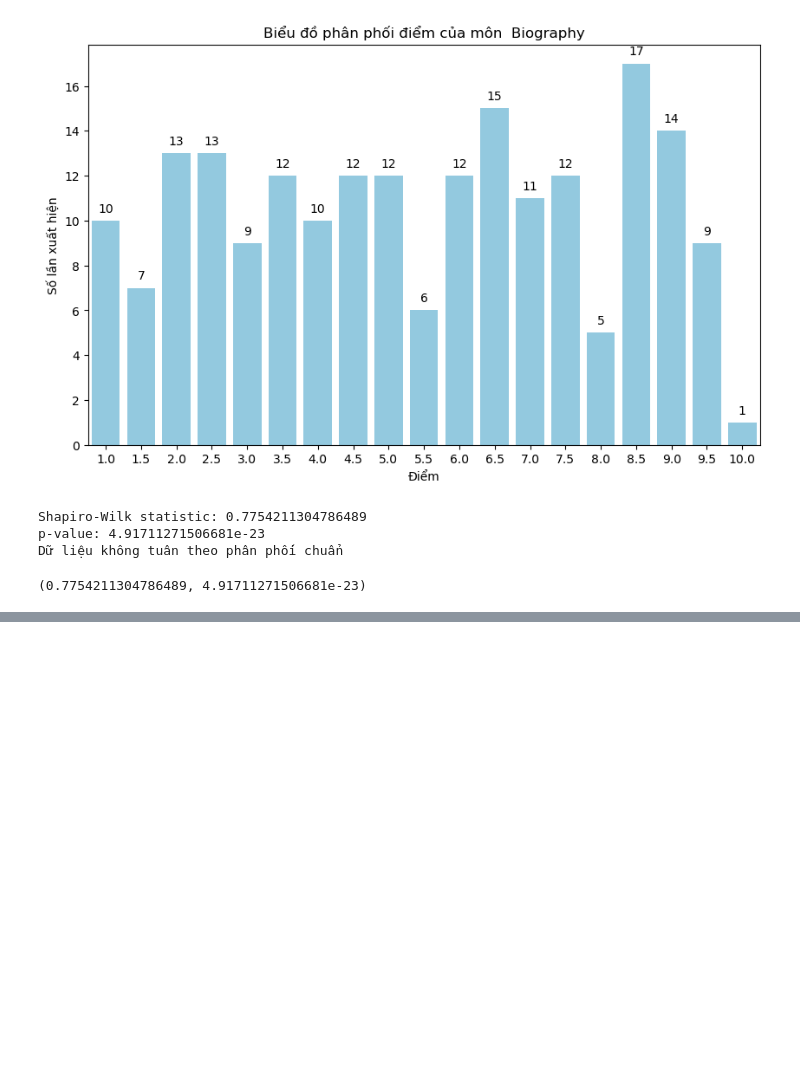
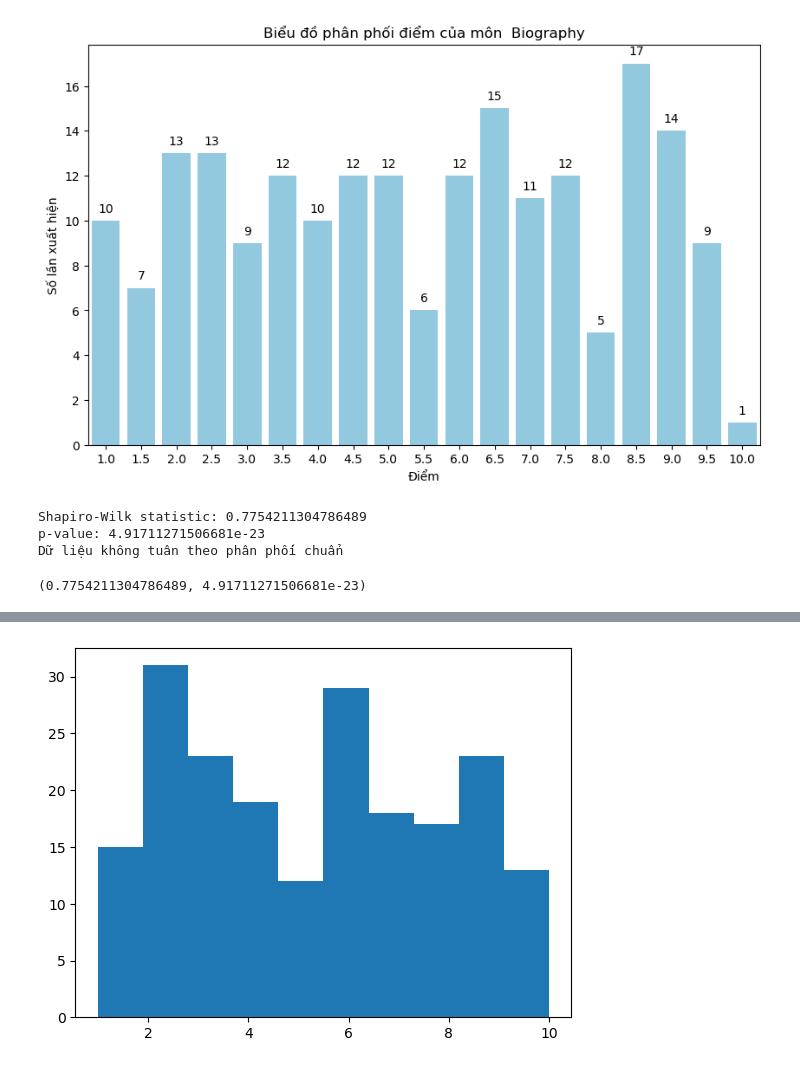
Before and after one commit to vudinhminh08/thesis, a Jupyter notebook: score_analyze.ipynb, the cells around one changed output, grey strips where cells are left out. Cells and saved outputs as stored; diff of their text form; code cells hidden in the pictures; blank space fills up the shorter version.

```diff
--- a/score_analyze.ipynb
+++ b/score_analyze.ipynb
@@ -145,0 +267,7 @@ Dữ liệu không tuân theo phân phối chuẩn
+# %%
+# df['Math']
+df_math = df['Math']
+df_math = pd.DataFrame(df_math)
+# %%
+df_math.columns = ['score']
+df_math
@@ -145,0 +288,8 @@ Dữ liệu không tuân theo phân phối chuẩn
+# %%
+# Vẽ phân phối chuẩn tương ứng
+x = df_math.to_numpy()
+x
+plt.hist(x)
+plt.show()
+# %% [output]
+[figure, added]
```
Also changed, not shown: parts of 13 cells of this notebook, 17 other files.
